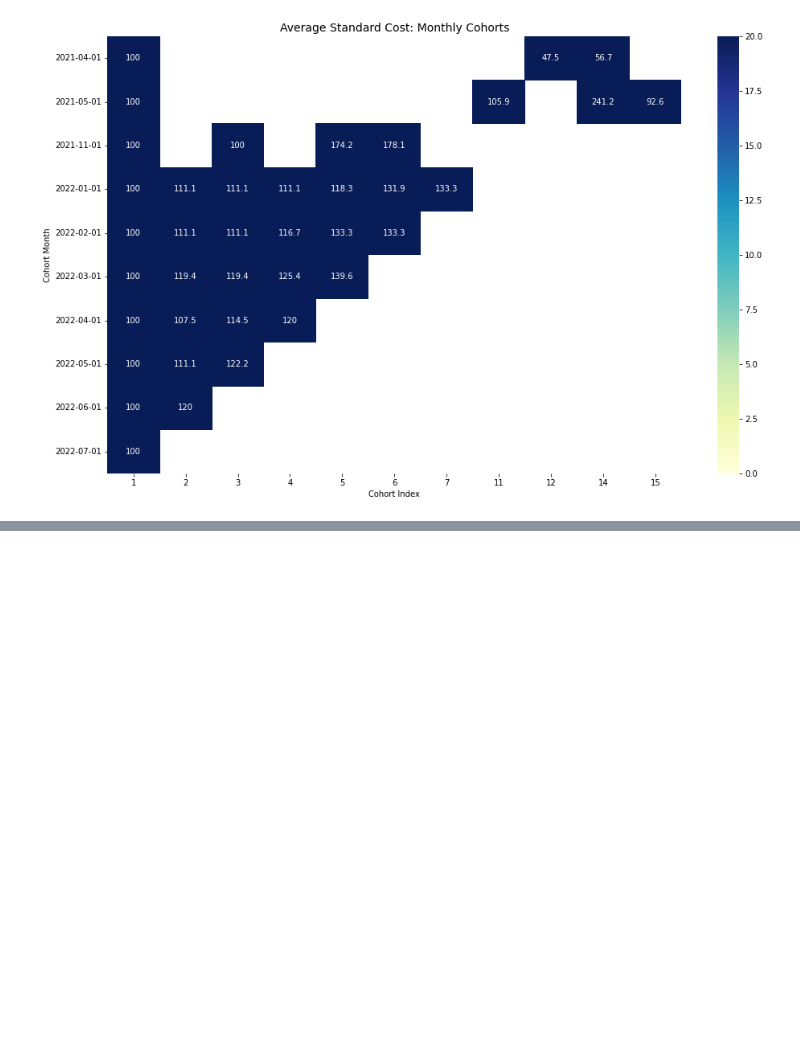
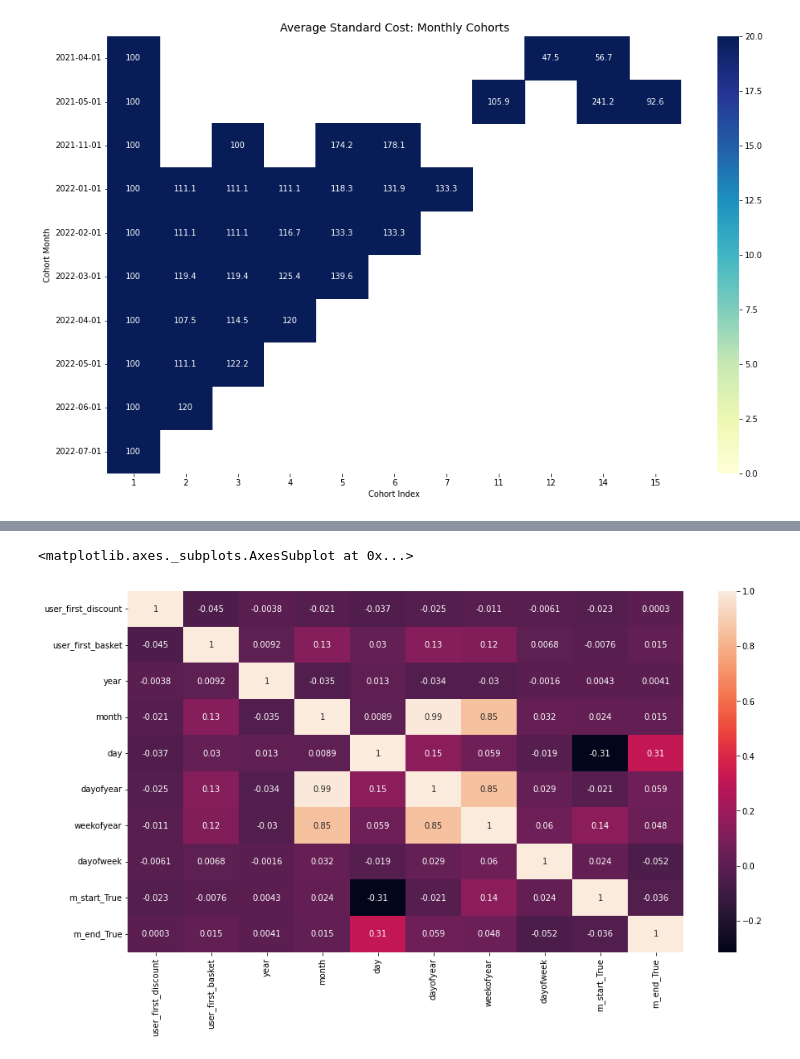
Before and after one commit to ali-talebi/Task_sf, a Jupyter notebook: S_F2.ipynb, the cells around one changed output, grey strips where cells are left out. Saved outputs shown, nothing was run; the diff lists cells and outputs as text; code cells hidden in the pictures; blank space fills up the shorter version.

```diff
--- a/S_F2.ipynb
+++ b/S_F2.ipynb
@@ -195,0 +256,6 @@ plt.show()
+# %%
+df3 = pd.DataFrame()
+df3["user_id"] = user_id_list
+df3["Date_First_order"] = Date_Order
+df3["user_first_discount"] = user_first_discount
+df3["user_first_basket"] = user_first_basket
@@ -195,0 +278,15 @@ plt.show()
+# %%
+df3["Date_First_order"] = pd.to_datetime(df3["Date_First_order"])
+df3['year'] = df3['Date_First_order'].dt.year
+df3['month'] = df3['Date_First_order'].dt.month
+df3['day'] = df3['Date_First_order'].dt.day
+
+
+df3['dayofyear'] = pd.DatetimeIndex(df3['Date_First_order']).dayofyear
+df3['weekofyear'] = pd.DatetimeIndex(df3['Date_First_order']).weekofyear
+df3["dayofweek"]  = pd.DatetimeIndex(df3['Date_First_order']).dayofweek
+to_one_hot = pd.to_datetime(df3['dayofweek']).dt.day_name
+df3['is_month_start'] = pd.DatetimeIndex(df3['Date_First_order']).is_month_start
+df3['is_month_end'] = pd.DatetimeIndex(df3['Date_First_order']).is_month_end
+df3 = pd.get_dummies(df3, columns=['is_month_start'], drop_first=True, prefix='m_start')
+df3 = pd.get_dummies(df3, columns=['is_month_end'], drop_first=True, prefix='m_end')
@@ -195,0 +309,2 @@ plt.show()
+# %%
+df4 = df3.drop(["user_id","Date_First_order"] , axis = 1 )
@@ -195,0 +327,2 @@ plt.show()
+# %%
+df4_corr = df4.corr()
@@ -195,0 +357,6 @@ plt.show()
+# %%
+plt.figure(figsize = (15 , 8 ))
+sns.heatmap(df4_corr , annot = True )
+# %% [output]
+<matplotlib.axes._subplots.AxesSubplot at 0x...>
+[figure, added]
```
Also changed, not shown: parts of 32 cells of this notebook.
